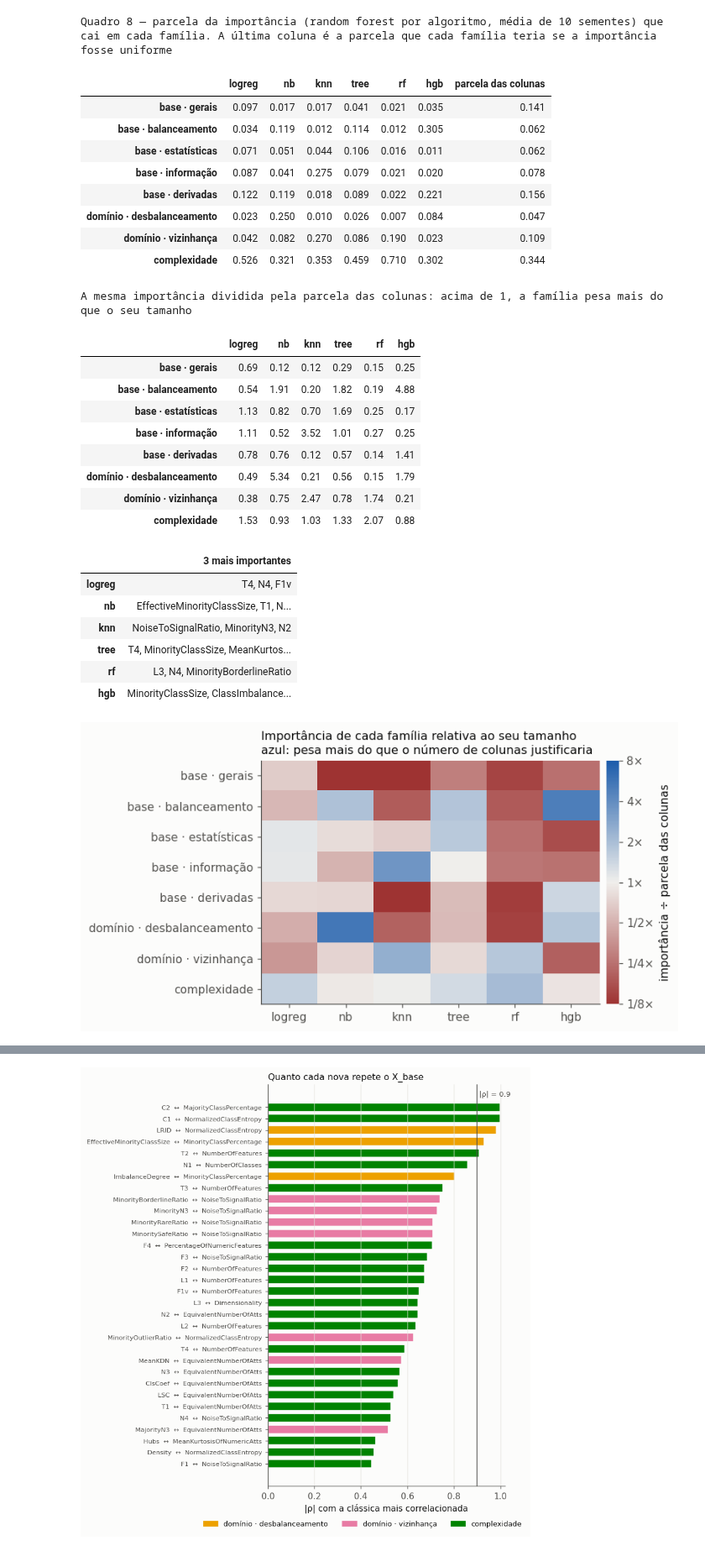
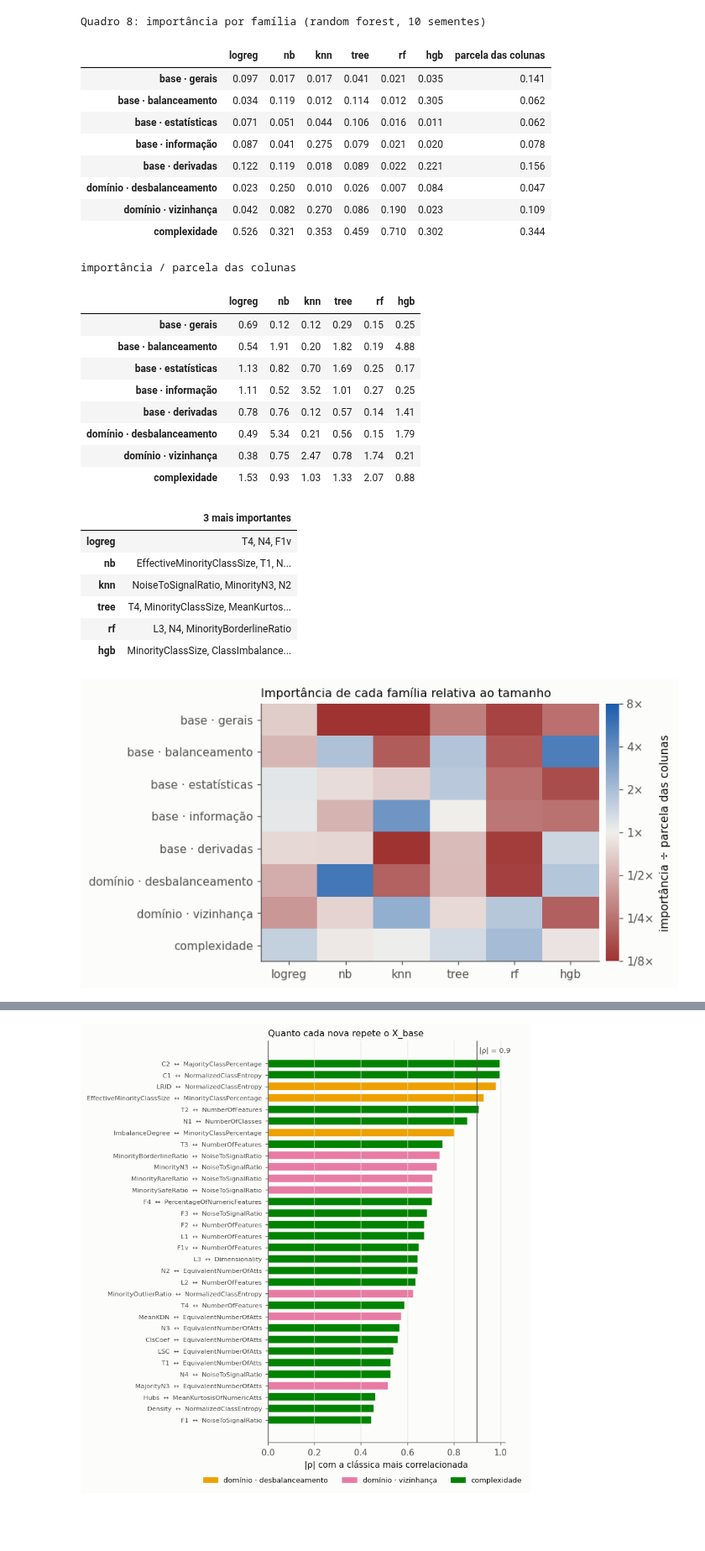
Before and after one commit to Gaolgo0909/in1097-metalearning, a Jupyter notebook: atividade2/metacaracteristicas_dominio.ipynb, the cells around one changed output, grey strips where cells are left out. Shown at 84% size. Saved outputs shown, nothing was run; the diff lists cells and outputs as text; code cells hidden in the pictures; blank space fills up the shorter version.

Commit message:
Deixa os notebooks mais enxutos
Menos comentários, markdown mais curto e títulos dos quadros
simplificados. Os resultados não mudam.

Co-Authored-By: Claude Opus 5.5 <noreply@anthropic.com>

```diff
--- a/atividade2/metacaracteristicas_dominio.ipynb
+++ b/atividade2/metacaracteristicas_dominio.ipynb
@@ -559,14 +536,13 @@ parcela["parcela das colunas"] = familia.value_counts(normalize=True).reindex(OR
 top_por_algoritmo = pd.Series({alg: ", ".join(importancia[alg].nlargest(3).index) for alg in ALGORITMOS},
                               name="3 mais importantes")
 
-print("Quadro 8 — parcela da importância (random forest por algoritmo, média de 10 sementes) que cai "
-      "em cada família. A última coluna é a parcela que cada família teria se a importância fosse uniforme")
+print("Quadro 8: importância por família (random forest, 10 sementes)")
 display(parcela.round(3))
-print("A mesma importância dividida pela parcela das colunas: acima de 1, a família pesa mais do que o seu tamanho")
+print("importância / parcela das colunas")
 display(parcela[ALGORITMOS].div(parcela["parcela das colunas"], axis=0).round(2))
 top_por_algoritmo.to_frame()
 # %% [output]
-Quadro 8 — parcela da importância (random forest por algoritmo, média de 10 sementes) que cai em cada família. A última coluna é a parcela que cada família teria se a importância fosse uniforme
+Quadro 8: importância por família (random forest, 10 sementes)
 |  | logreg | nb | knn | tree | rf | hgb | parcela das colunas |
 | base · gerais | 0.097 | 0.017 | 0.017 | 0.041 | 0.021 | 0.035 | 0.141 |
 | base · balanceamento | 0.034 | 0.119 | 0.012 | 0.114 | 0.012 | 0.305 | 0.062 |
@@ -576,7 +552,7 @@ Quadro 8 — parcela da importância (random forest por algoritmo, média de 10
 | domínio · desbalanceamento | 0.023 | 0.250 | 0.010 | 0.026 | 0.007 | 0.084 | 0.047 |
 | domínio · vizinhança | 0.042 | 0.082 | 0.270 | 0.086 | 0.190 | 0.023 | 0.109 |
 | complexidade | 0.526 | 0.321 | 0.353 | 0.459 | 0.710 | 0.302 | 0.344 |
-A mesma importância dividida pela parcela das colunas: acima de 1, a família pesa mais do que o seu tamanho
+importância / parcela das colunas
 |  | logreg | nb | knn | tree | rf | hgb |
 | base · gerais | 0.69 | 0.12 | 0.12 | 0.29 | 0.15 | 0.25 |
 | base · balanceamento | 0.54 | 1.91 | 0.20 | 1.82 | 0.19 | 4.88 |
@@ -594,27 +570,25 @@ A mesma importância dividida pela parcela das colunas: acima de 1, a família p
 | rf | L3, N4, MinorityBorderlineRatio |
 | hgb | MinorityClassSize, ClassImbalance... |
 # %%
-# a complexidade tem 22 das 64 colunas; a parcela bruta confunde importancia com tamanho da familia
 relativa = parcela[ALGORITMOS].div(parcela["parcela das colunas"], axis=0)
 log_relativa = np.log2(relativa.clip(lower=2 ** -3))
 limite = float(np.ceil(np.abs(log_relativa.to_numpy()).max()))
 
 figura, eixo = plt.subplots(figsize=(7.4, 3.9))
 imagem = eixo.imshow(log_relativa.to_numpy(), cmap=DIVERGENTE, vmin=-limite, vmax=limite, aspect="auto")
 eixo.set_xticks(range(n_algos), ALGORITMOS)
 eixo.set_yticks(range(len(ORDEM_FAMILIAS)), ORDEM_FAMILIAS)
 eixo.grid(False)
 marcas = np.arange(-limite, limite + 1)
 barra = figura.colorbar(imagem, ax=eixo, fraction=0.04, pad=0.02, ticks=marcas)
 barra.ax.set_yticklabels([f"{2 ** m:g}×" if m >= 0 else f"1/{2 ** -m:g}×" for m in marcas])
 barra.set_label("importância ÷ parcela das colunas")
 barra.outline.set_visible(False)
-eixo.set_title("Importância de cada família relativa ao seu tamanho\n"
-               "azul: pesa mais do que o número de colunas justificaria", loc="left", fontsize=10.5)
+eixo.set_title("Importância de cada família relativa ao tamanho", loc="left", fontsize=10.5)
 figura.tight_layout()
 plt.show()
 # %% [output]
-[figure, old version]
+[figure, new version]
 # %% [markdown]
 ### 3.2 Redundância
 
```
Also changed, not shown: parts of 40 cells of this notebook, 6 other files.
